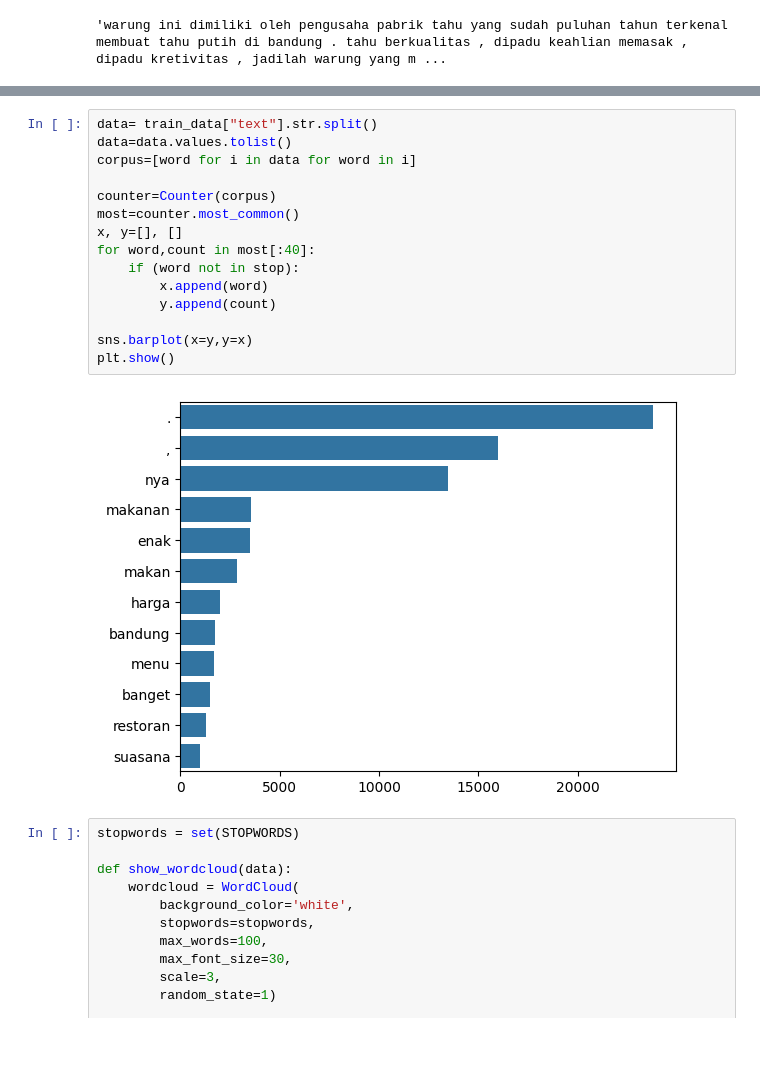
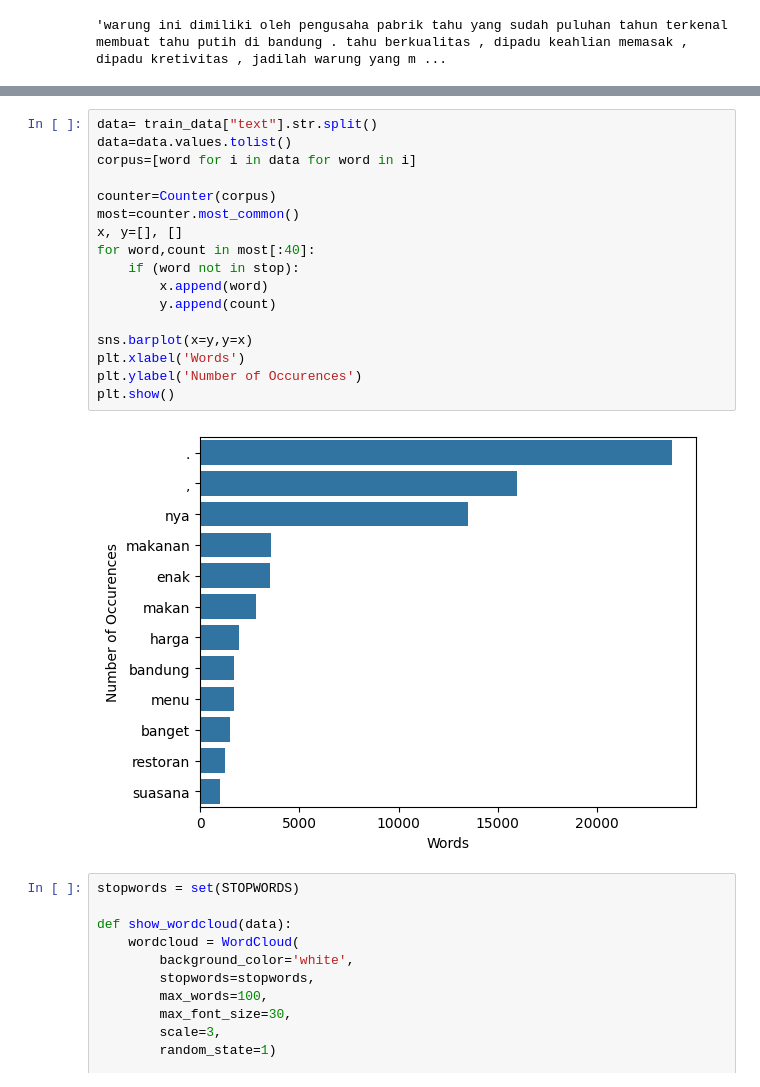
Before and after one commit to Mehmed13/traditional_ml_nlp, a Jupyter notebook: text_classification.ipynb, the cells around one changed output, grey strips where cells are left out. Saved outputs shown, nothing was run; the diff lists cells and outputs as text; blank space fills up the shorter version.

```diff
--- a/text_classification.ipynb
+++ b/text_classification.ipynb
@@ -128,20 +140,22 @@ plt.show()
 # %%
 data= train_data["text"].str.split()
 data=data.values.tolist()
 corpus=[word for i in data for word in i]
 
 counter=Counter(corpus)
 most=counter.most_common()
 x, y=[], []
 for word,count in most[:40]:
     if (word not in stop):
         x.append(word)
         y.append(count)
 
 sns.barplot(x=y,y=x)
+plt.xlabel('Words')
+plt.ylabel('Number of Occurences')
 plt.show()
 # %% [output]
-[figure, old version]
+[figure, new version]
 # %%
 stopwords = set(STOPWORDS)
 
```
Also changed, not shown: parts of 19 cells of this notebook, 1 other file.
